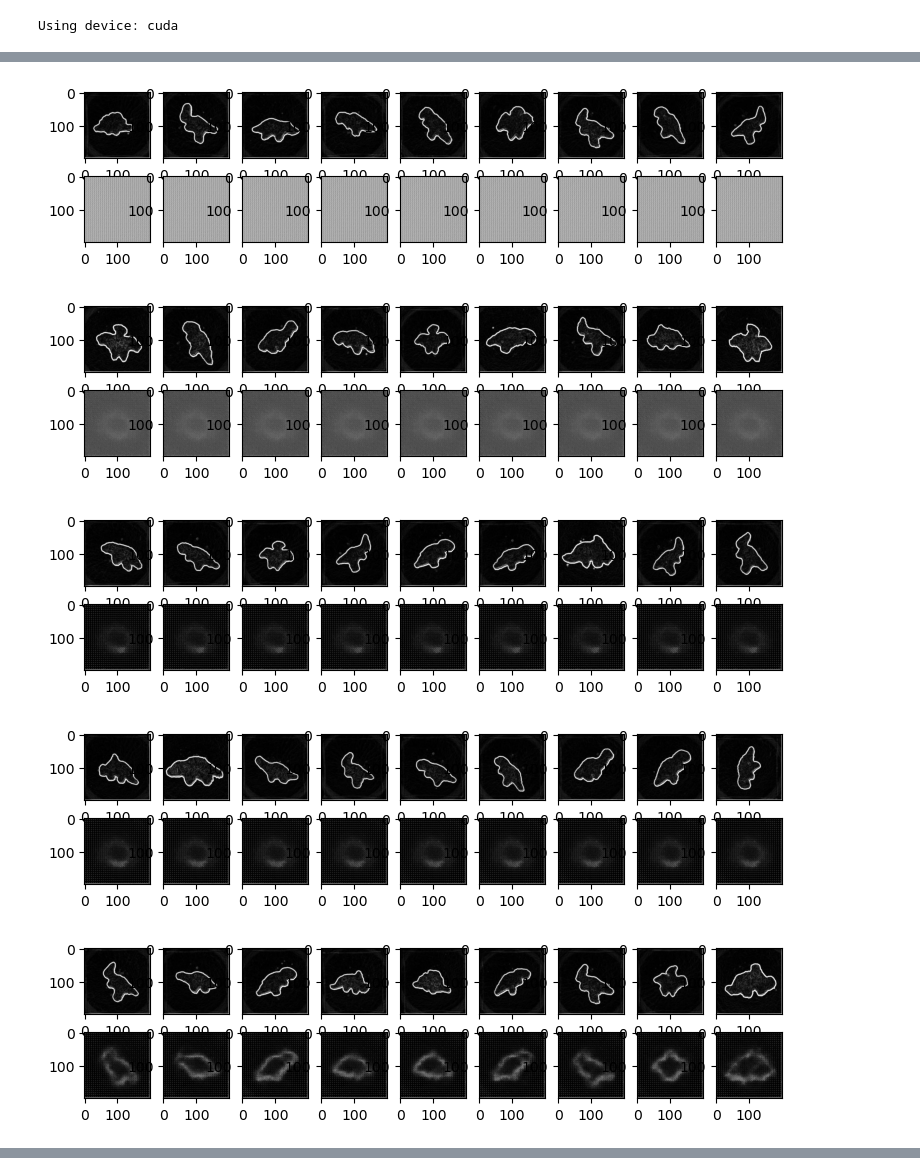
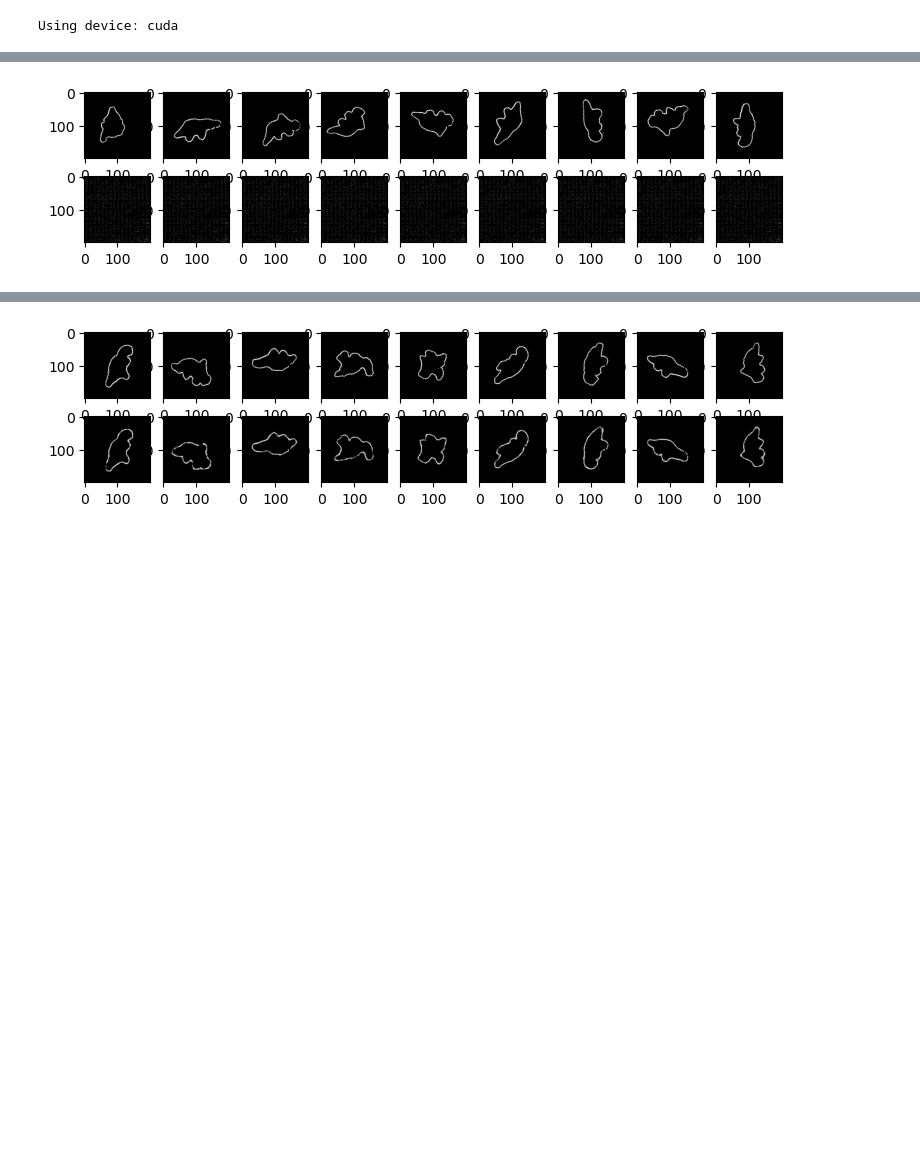
Before and after one commit to GarveyJLi/Dino-Nuggetology, a Jupyter notebook: classification/autoencoder copy.ipynb, the cells around one changed output, grey strips where cells are left out. Saved outputs shown, nothing was run; the diff lists cells and outputs as text; code cells hidden in the pictures; blank space fills up the shorter version.

```diff
--- a/classification/autoencoder copy.ipynb
+++ b/classification/autoencoder copy.ipynb
@@ -67,3 +61,15 @@ dataloader = DataLoader(dataset, batch_size=batch_size, shuffle=True)
+# %%
+current_dir = os.getcwd()
+project_dir = os.path.dirname(current_dir)
+images_dir = os.path.join(project_dir, 'augmented_images')
+
+training = CustomDataset(file_list = train_files, root_dir = images_dir, transform=transform)
+validation = CustomDataset(file_list = validation_files, root_dir = images_dir, transform=transform)
+
+# Create a dataloader
+batch_size = 32
+dataloader = DataLoader(training, batch_size=batch_size, shuffle=True)
+validation_loader = DataLoader(validation, batch_size=batch_size, shuffle=True)
 # %%
 # autoencoder code borrowed from patrickloeber: https://github.com/patrickloeber/pytorch-examples/blob/master/Autoencoder.ipynb
 
@@ -108,9 +114,11 @@ optimizer = torch.optim.Adam(model.parameters(),
                              weight_decay=1e-6)
 # %%
 # Point to training loop video
-num_epochs = 500
+num_epochs = 50
 outputs = []
 for epoch in range(num_epochs):
+
+    training_loss = 0
     for img in dataloader:
         img = img.to(device)
         # img = img.reshape(-1, 200*200)
@@ -121,6 +129,25 @@ for epoch in range(num_epochs):
         loss.backward()
         optimizer.step()
 
-    print(f'Epoch:{epoch+1}, Loss:{loss.item():.4f}')
-    outputs.append((epoch, img, recon))
+        training_loss += loss.item() * img.size(0)  # Accumulate the training loss
+
+
+    validation_loss = 0
+    for img in validation_loader:
+        img = img.to(device)
+        # img = img.reshape(-1, 200*200)
+        recon = model(img)
+        loss = criterion(recon, img)
+
+        validation_loss += loss.item() * img.size(0)  # Accumulate the training loss
+
+    # Compute average losses
+    training_loss /= len(dataloader.dataset)
+    validation_loss /= len(validation_loader.dataset)
+
+
+    print(f'Epoch:{epoch+1}, Training Loss:{training_loss:.4f}, Validation Loss:{validation_loss:.4f}')
+
+    if epoch % 50 == 0:
+        outputs.append((epoch, img, recon))
 # %% [output]
@@ -144,26 +171,22 @@ Epoch:500, Loss:0.0050
 # %%
 imgs = 0
-for k in range(0, num_epochs, 50):
+for k in range(len(outputs)):
     plt.figure(figsize=(9, 2))
     plt.gray()
     imgs = outputs[k][1]
     recon = outputs[k][2]
     for i, item in enumerate(imgs):
         if i >= 9: break
         plt.subplot(2, 9, i+1)
         # item = item.reshape(-1, 28,28) # -> use for Autoencoder_Linear
         # item: 1, 28, 28
         plt.imshow(item.view(200, 200).cpu().detach().numpy())
 
     for i, item in enumerate(recon):
         if i >= 9: break
         plt.subplot(2, 9, 9+i+1) # row_length + i + 1
         # item = item.reshape(-1, 28,28) # -> use for Autoencoder_Linear
         # item: 1, 28, 28
         plt.imshow(item.view(200, 200).cpu().detach().numpy())
 # %% [output]
-[figure, old version]
+[figure, new version]
-[figure, removed]
-[figure, removed]
-[figure, removed]
-[figure, removed]
@@ -174,0 +193,28 @@ for k in range(0, num_epochs, 50):
+# %%
+test = {}
+for img in validation_loader:
+    img = img.to(device)
+    # img = img.reshape(-1, 200*200)
+    recon = model(img)
+    test['og'] = img
+    test['recon'] = recon
+
+plt.figure(figsize=(9, 2))
+plt.gray()
+imgs = test['og']
+recon = test['recon']
+for i, item in enumerate(imgs):
+    if i >= 9: break
+    plt.subplot(2, 9, i+1)
+    # item = item.reshape(-1, 28,28) # -> use for Autoencoder_Linear
+    # item: 1, 28, 28
+    plt.imshow(item.view(200, 200).cpu().detach().numpy())
+
+for i, item in enumerate(recon):
+    if i >= 9: break
+    plt.subplot(2, 9, 9+i+1) # row_length + i + 1
+    # item = item.reshape(-1, 28,28) # -> use for Autoencoder_Linear
+    # item: 1, 28, 28
+    plt.imshow(item.view(200, 200).cpu().detach().numpy())
+# %% [output]
+[figure, added]
```
Also changed, not shown: parts of 13 cells of this notebook, 5 other files.
